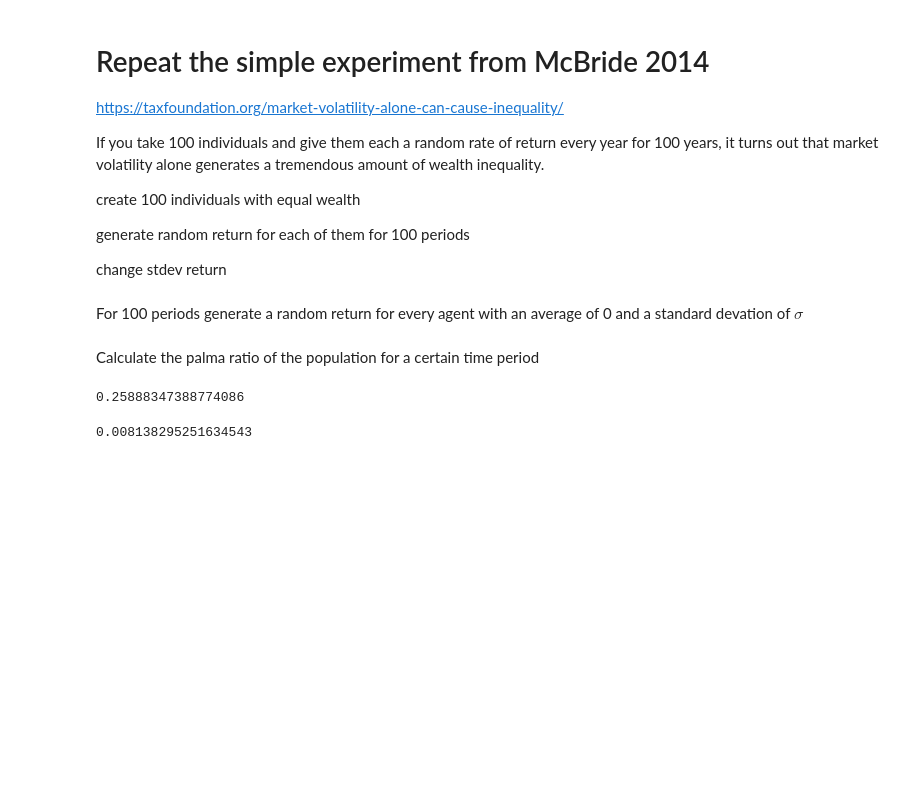
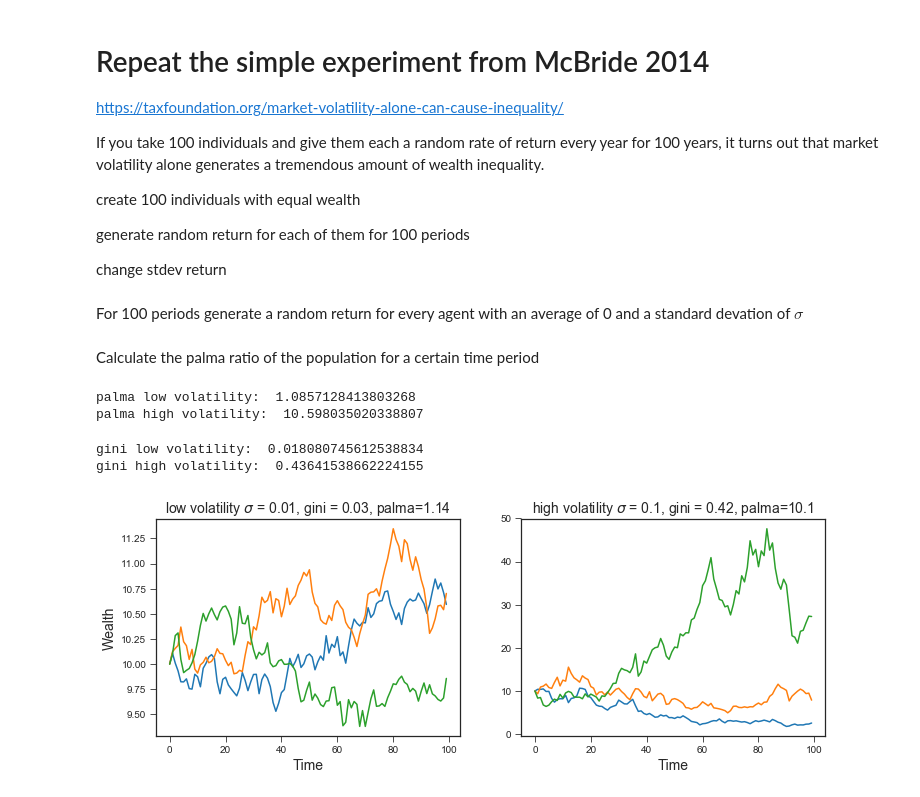
Before and after one commit to joerischasfoort/asset_volatility_wealth_inequality, a Jupyter notebook: simple-volatility-inequality-experiment.ipynb, the cells around one changed output. Cells and saved outputs as stored; diff of their text form; code cells hidden in the pictures; blank space fills up the shorter version.

```diff
--- a/simple-volatility-inequality-experiment.ipynb
+++ b/simple-volatility-inequality-experiment.ipynb
@@ -14,19 +20,28 @@ generate random return for each of them for 100 periods
 
 change stdev return
 # %%
-periods = 500
-stdev = 0.01
+periods = 100
+stdev_low = 0.01
+stdev_high = 0.10
 # %%
 # create 100 individuals equal wealth
-pop_size = 100
-population = [[10] for x in range(pop_size)]
+pop_size = 3
+
+population_low = [[10] for x in range(pop_size)]
+population_high = [[10] for x in range(pop_size)]
 # %% [markdown]
 For 100 periods generate a random return for every agent with an average of 0 and a standard devation of $\sigma$
 # %%
-# calculate wealth for one agent
+# evolve low standard deviation population
 for i in range(pop_size):
-    returns = np.random.normal(loc=0.0, scale=stdev, size=periods)
+    returns = np.random.normal(loc=0.0, scale=stdev_low, size=periods)
     for x in range(1, len(returns)):
-        population[i].append(population[0][-1] * (1 + returns[x]))
+        population_low[i].append(population_low[i][-1] * (1 + returns[x]))
+# %%
+# evolve high standard deviation population
+for i in range(pop_size):
+    returns = np.random.normal(loc=0.0, scale=stdev_high, size=periods)
+    for x in range(1, len(returns)):
+        population_high[i].append(population_high[i][-1] * (1 + returns[x]))
 # %% [markdown]
 Calculate the palma ratio of the population for a certain time period
@@ -38,11 +54,39 @@ def calc_palma(wealth_distr):
     share_top_10 = sum(np.sort(wealth_distr)[int(len(wealth_distr) * 0.9):]) / sum(wealth_distr)
     share_bottom_40 = sum(np.sort(wealth_distr)[:int(len(wealth_distr) * 0.4)]) / sum(wealth_distr)
     return share_top_10 / share_bottom_40
-# %%
-calc_palma(wealth_distr_t)
-# %% [output]
-0.25888347388774086
-# %%
-gini(np.array(wealth_distr_t))
-# %% [output]
-0.008138295251634543
+# %%
+palma_low = calc_palma(wealth_distr_low_vol)
+palma_high = calc_palma(wealth_distr_high_vol)
+print('palma low volatility: ', palma_low)
+print('palma high volatility: ', palma_high)
+# %% [output]
+palma low volatility:  1.0857128413803268
+palma high volatility:  10.598035020338807
+# %%
+gini_low = gini(np.array(wealth_distr_low_vol))
+gini_high = gini(np.array(wealth_distr_high_vol))
+print('gini low volatility: ', gini_low)
+print('gini high volatility: ', gini_high)
+# %% [output]
+gini low volatility:  0.018080745612538834
+gini high volatility:  0.43641538662224155
+# %%
+fig, (ax1, ax2) = plt.subplots(1, 2, figsize=(12, 4))
+
+for a in population_low:
+    ax1.plot(range(len(a)), a)
+
+ax1.set_title('low volatility $\sigma$ = {}, gini = {}, palma={}'.format(stdev_low, 0.03, 1.14), fontsize='14')
+ax1.set_ylabel('Wealth', fontsize='14')
+
+for b in population_high:
+    ax2.plot(range(len(b)), b)
+
+ax2.set_title('high volatility $\sigma$ = {}, gini = {}, palma={}'.format(stdev_high, 0.42, 10.1), fontsize='14')
+
+for ax in [ax1, ax2]:
+    ax.set_xlabel('Time', fontsize='14')
+
+fig.savefig('simple_experiment.png')
+# %% [output]
+[figure, added]
```
Also changed, not shown: parts of 4 cells of this notebook, 3 other files.
